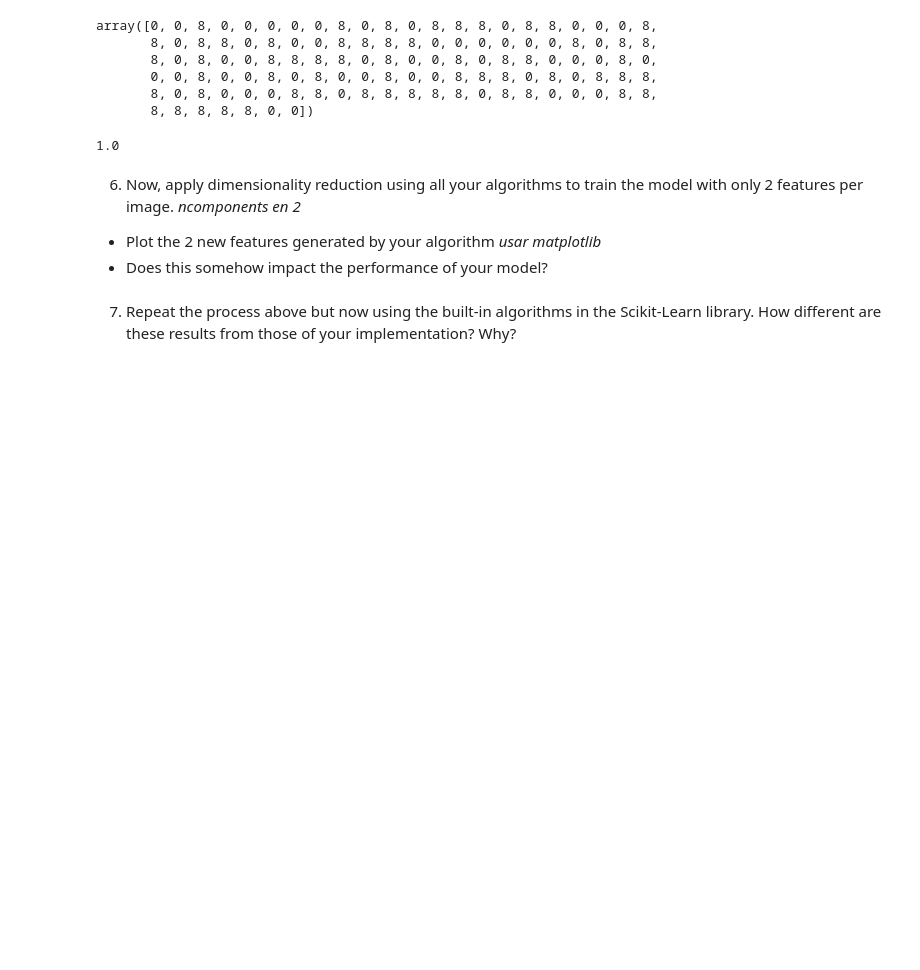
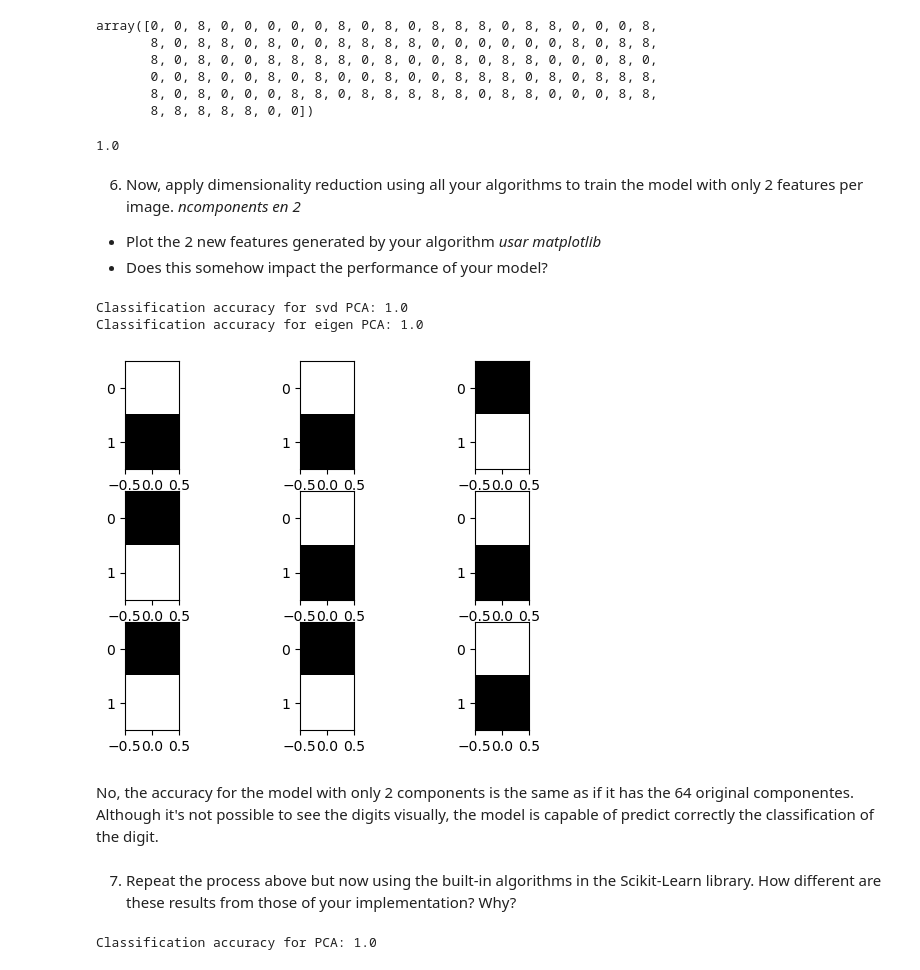
Before and after one commit to 00Fede/MLIIWorkshopI, a Jupyter notebook: Lab1.ipynb, the cells around one changed output. Cells and saved outputs as stored; diff of their text form; code cells hidden in the pictures; blank space fills up the shorter version.

```diff
--- a/Lab1.ipynb
+++ b/Lab1.ipynb
@@ -537,16 +389,49 @@ from mymlkit.linear_models import LogisticRegression
 from mymlkit.metrics import accuracy
 # %%
 for s in ["svd", "eigen"]:
-    p = PCA(15, solver=s)
+    p = pca.PCA(2, solver=s)
 
     # fit PCA with training data, not entire dataset
     p.fit(X_train)
     X_train_reduced = p.transform(X_train)
     X_test_reduced = p.transform(X_test)
 
-    model = LogisticRegression(lr=0.001, max_iters=2500)
+    #model = LogisticRegression(lr=0.001, max_iters=2500)
+    model = LogisticRegression()
     model.fit(X_train_reduced, y_train)
     predictions = model.predict(X_test_reduced)
-    print("Classification accuracy for %s PCA: %s" % (s, accuracy(y_test, predictions)))
+    print("Classification accuracy for %s PCA: %s" % (s, accuracy_score(y_test, predictions)))
+# %% [output]
+Classification accuracy for svd PCA: 1.0
+Classification accuracy for eigen PCA: 1.0
+# %%
+from matplotlib import pyplot
+
+images = X_train_reduced.reshape(-1,2,1)
+for i in range(9):
+    pyplot.subplot(330 + 1 + i)
+    pyplot.imshow(images[i], cmap="gray")
+pyplot.show()
+# %% [output]
+[figure, added]
+# %% [markdown]
+No, the accuracy for the model with only 2 components is the same as if it has the 64 original componentes. Although it's not possible to see the digits visually, the model is capable of predict correctly the classification of the digit.
 # %% [markdown]
 7. Repeat the process above but now using the built-in algorithms in the Scikit-Learn library. How different are these results from those of your implementation? Why?
+# %%
+from sklearn.decomposition import PCA
+
+p = PCA(2)
+
+# fit PCA with training data, not entire dataset
+p.fit(X_train)
+X_train_reduced1 = p.transform(X_train)
+X_test_reduced1 = p.transform(X_test)
+
+#model = LogisticRegression(lr=0.001, max_iters=2500)
+model = LogisticRegression()
+model.fit(X_train_reduced1, y_train)
+predictions = model.predict(X_test_reduced1)
+print("Classification accuracy for PCA: %s" % (accuracy_score(y_test, predictions)))
+# %% [output]
+Classification accuracy for PCA: 1.0
```
Also changed, not shown: parts of 32 cells of this notebook, 1 other file.
